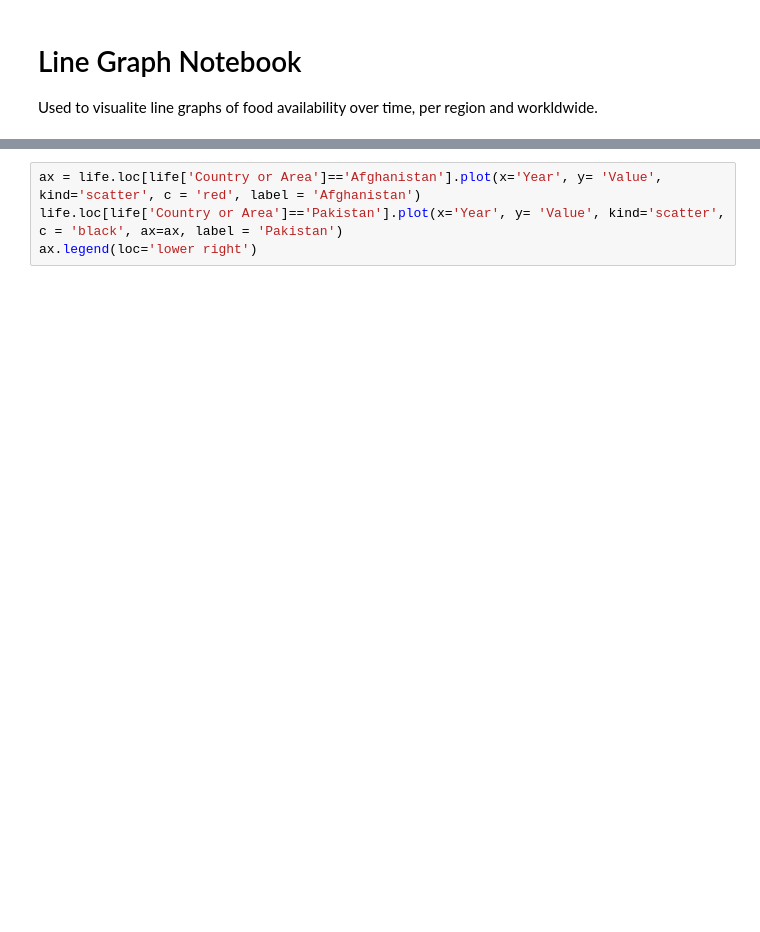
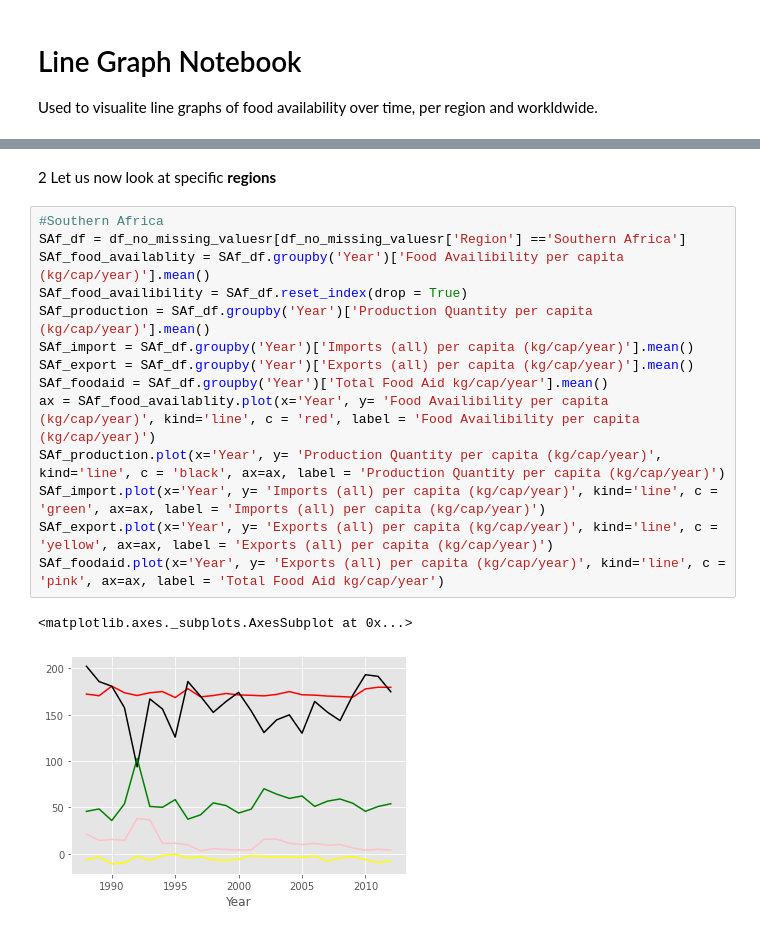
Before and after one commit to loicpages/qmII_group_rep, a Jupyter notebook: Linegraphs.ipynb, the cells around one changed output, grey strips where cells are left out. Saved outputs shown, nothing was run; the diff lists cells and outputs as text; blank space fills up the shorter version.

```diff
--- a/Linegraphs.ipynb
+++ b/Linegraphs.ipynb
@@ -44,4 +161,19 @@ AttributeError: ignored
-# %%
-ax = life.loc[life['Country or Area']=='Afghanistan'].plot(x='Year', y= 'Value', kind='scatter', c = 'red', label = 'Afghanistan')
-life.loc[life['Country or Area']=='Pakistan'].plot(x='Year', y= 'Value', kind='scatter', c = 'black', ax=ax, label = 'Pakistan')
-ax.legend(loc='lower right')
+# %% [markdown]
+2 Let us now look at specific **regions**
+# %%
+#Southern Africa
+SAf_df = df_no_missing_valuesr[df_no_missing_valuesr['Region'] =='Southern Africa']
+SAf_food_availablity = SAf_df.groupby('Year')['Food Availibility per capita (kg/cap/year)'].mean()
+SAf_food_availibility = SAf_df.reset_index(drop = True)
+SAf_production = SAf_df.groupby('Year')['Production Quantity per capita (kg/cap/year)'].mean()
+SAf_import = SAf_df.groupby('Year')['Imports (all) per capita (kg/cap/year)'].mean()
+SAf_export = SAf_df.groupby('Year')['Exports (all) per capita (kg/cap/year)'].mean()
+SAf_foodaid = SAf_df.groupby('Year')['Total Food Aid kg/cap/year'].mean()
+ax = SAf_food_availablity.plot(x='Year', y= 'Food Availibility per capita (kg/cap/year)', kind='line', c = 'red', label = 'Food Availibility per capita (kg/cap/year)')
+SAf_production.plot(x='Year', y= 'Production Quantity per capita (kg/cap/year)', kind='line', c = 'black', ax=ax, label = 'Production Quantity per capita (kg/cap/year)')
+SAf_import.plot(x='Year', y= 'Imports (all) per capita (kg/cap/year)', kind='line', c = 'green', ax=ax, label = 'Imports (all) per capita (kg/cap/year)')
+SAf_export.plot(x='Year', y= 'Exports (all) per capita (kg/cap/year)', kind='line', c = 'yellow', ax=ax, label = 'Exports (all) per capita (kg/cap/year)')
+SAf_foodaid.plot(x='Year', y= 'Exports (all) per capita (kg/cap/year)', kind='line', c = 'pink', ax=ax, label = 'Total Food Aid kg/cap/year')
+# %% [output]
+<matplotlib.axes._subplots.AxesSubplot at 0x...>
+[figure, added]
```
Also changed, not shown: parts of 23 cells of this notebook.
